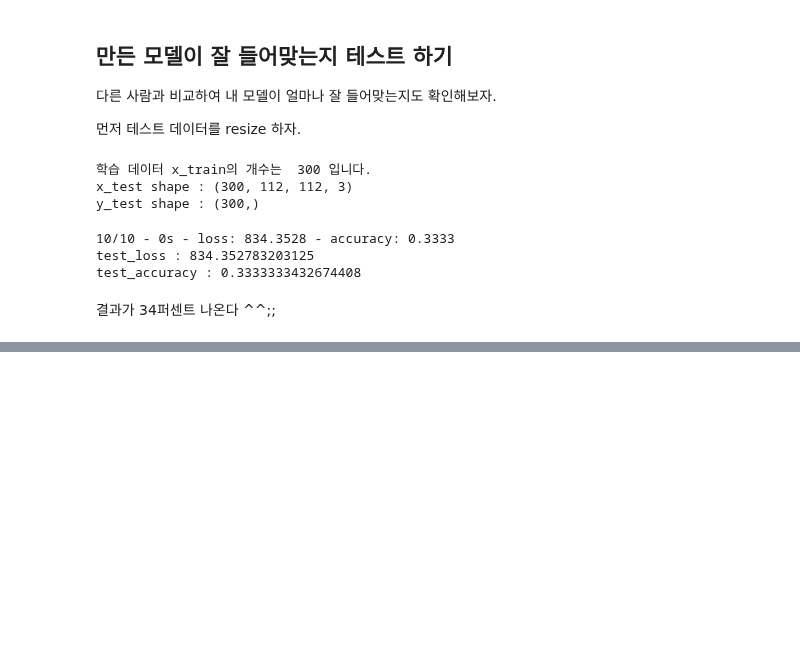
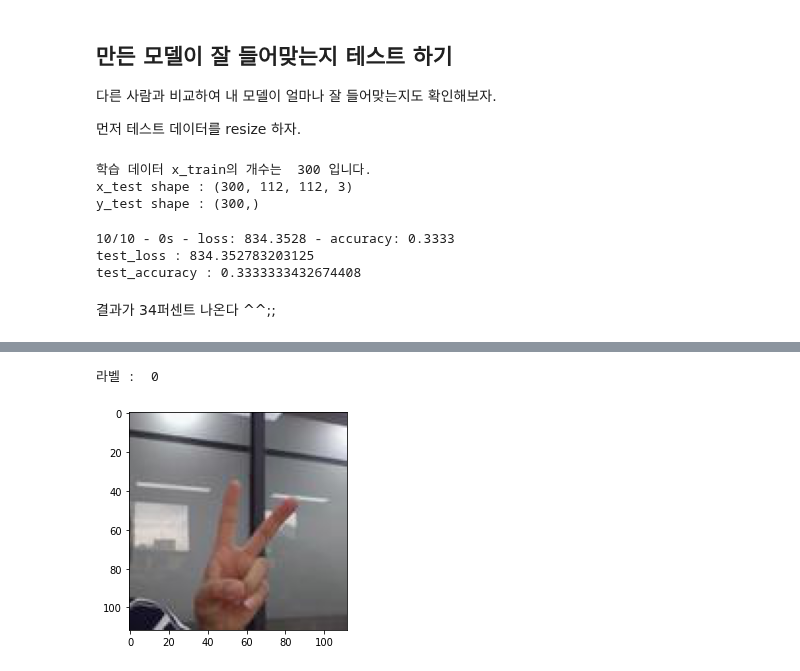
Before and after one commit to jiyeoon/aiffel, a Jupyter notebook: Week 1/Rock-Scissor-Paper.ipynb, the cells around one changed output, grey strips where cells are left out. Drawn from its saved outputs; the diff is of its cells as text; code cells hidden in the pictures; blank space fills up the shorter version.

```diff
--- a/Week 1/Rock-Scissor-Paper.ipynb
+++ b/Week 1/Rock-Scissor-Paper.ipynb
@@ -276,0 +287,6 @@ test_accuracy : 0.3333333432674408
+# %%
+plt.imshow(x_test[0])
+print("라벨 : ", y_test[0])
+# %% [output]
+라벨 :  0
+[figure, added]
```
Also changed, not shown: parts of 3 cells of this notebook.
